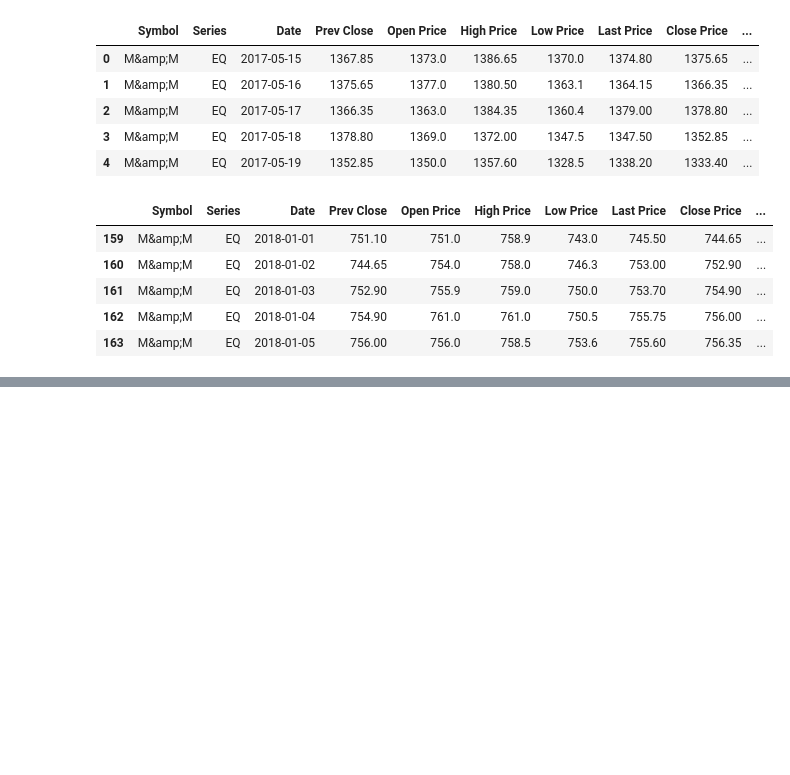
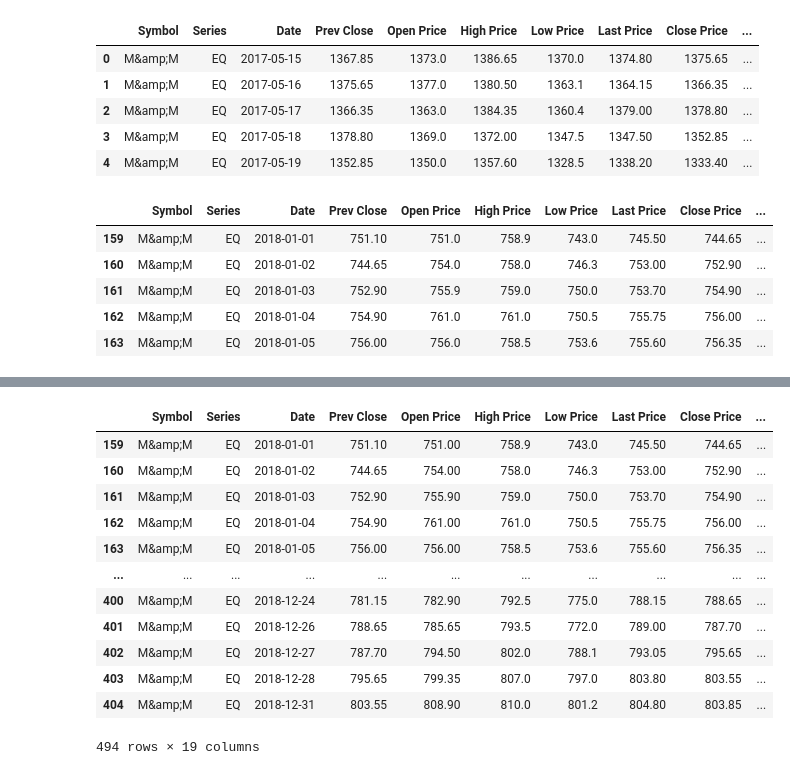
Before and after one commit to aravindh698/rep2, a Jupyter notebook: intern1.ipynb, the cells around one changed output, grey strips where cells are left out. Saved outputs shown, nothing was run; the diff lists cells and outputs as text; code cells hidden in the pictures; blank space fills up the shorter version.

```diff
--- a/intern1.ipynb
+++ b/intern1.ipynb
@@ -127,0 +164,3 @@ csv1.head()
+# %%
+csv1['Day_Perc_Change']=csv1['Close Price'].pct_change()
+csv1.head()
@@ -127,0 +174,16 @@ csv1.head()
+# %%
+csv1.fillna(0)
+# %% [output]
+|  | Symbol | Series | Date | Prev Close | Open Price | High Price | Low Price | Last Price | Close Price | ... |
+| 159 | M&amp;M | EQ | 2018-01-01 | 751.10 | 751.00 | 758.9 | 743.0 | 745.50 | 744.65 | ... |
+| 160 | M&amp;M | EQ | 2018-01-02 | 744.65 | 754.00 | 758.0 | 746.3 | 753.00 | 752.90 | ... |
+| 161 | M&amp;M | EQ | 2018-01-03 | 752.90 | 755.90 | 759.0 | 750.0 | 753.70 | 754.90 | ... |
+| 162 | M&amp;M | EQ | 2018-01-04 | 754.90 | 761.00 | 761.0 | 750.5 | 755.75 | 756.00 | ... |
+| 163 | M&amp;M | EQ | 2018-01-05 | 756.00 | 756.00 | 758.5 | 753.6 | 755.60 | 756.35 | ... |
+| ... | ... | ... | ... | ... | ... | ... | ... | ... | ... | ... |
+| 400 | M&amp;M | EQ | 2018-12-24 | 781.15 | 782.90 | 792.5 | 775.0 | 788.15 | 788.65 | ... |
+| 401 | M&amp;M | EQ | 2018-12-26 | 788.65 | 785.65 | 793.5 | 772.0 | 789.00 | 787.70 | ... |
+| 402 | M&amp;M | EQ | 2018-12-27 | 787.70 | 794.50 | 802.0 | 788.1 | 793.05 | 795.65 | ... |
+| 403 | M&amp;M | EQ | 2018-12-28 | 795.65 | 799.35 | 807.0 | 797.0 | 803.80 | 803.55 | ... |
+| 404 | M&amp;M | EQ | 2018-12-31 | 803.55 | 808.90 | 810.0 | 801.2 | 804.80 | 803.85 | ... |
+494 rows × 19 columns
```
Also changed, not shown: parts of 5 cells of this notebook.
